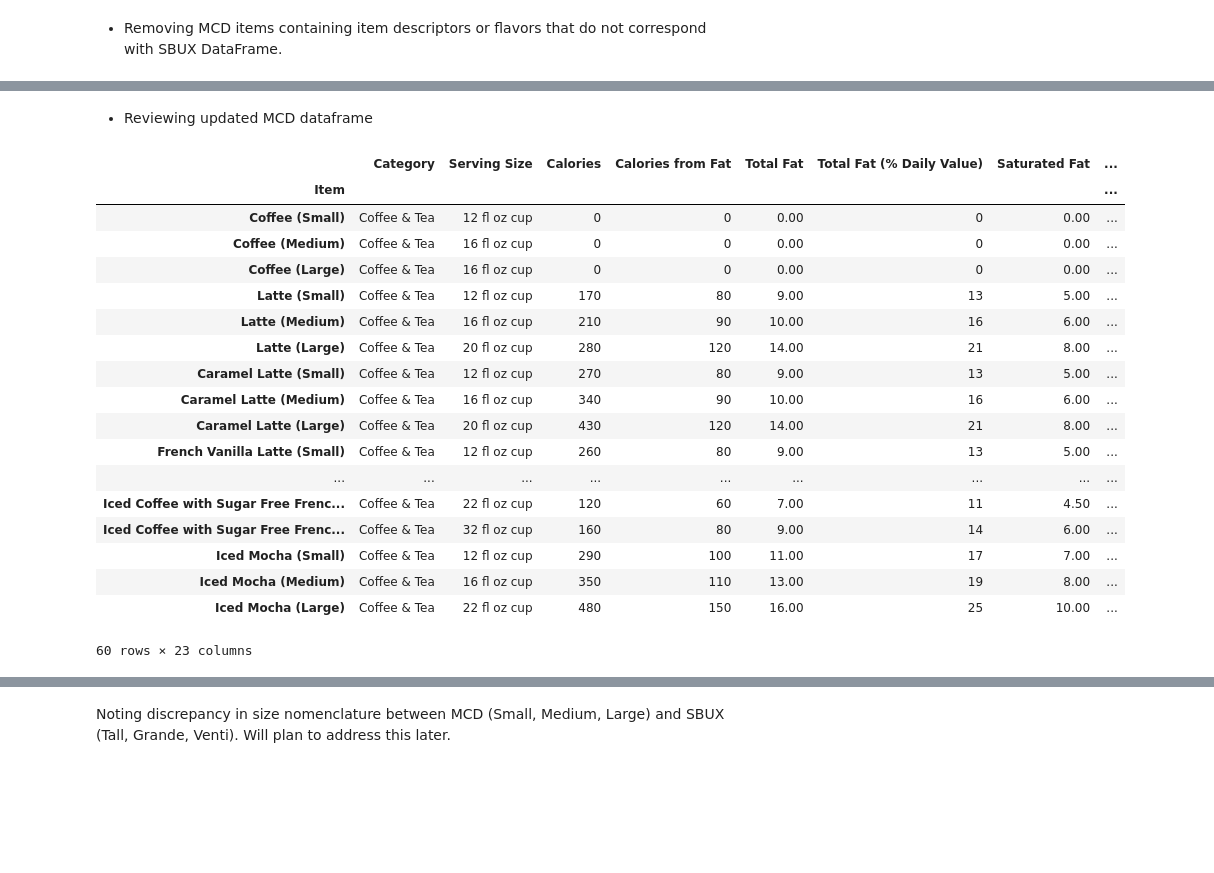
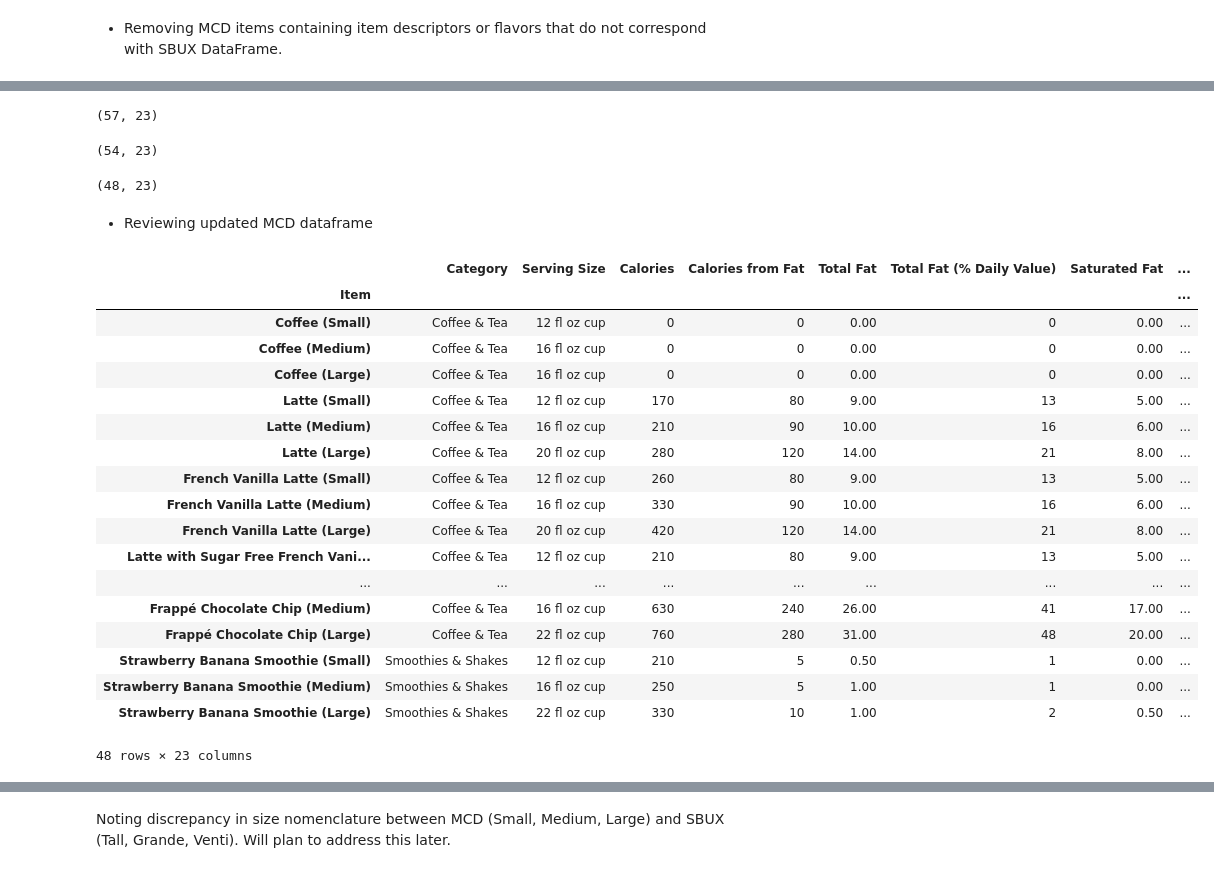
Before and after one commit to cmonjarr/AMB_Project_SP25, a Jupyter notebook: Nutrition Project/Nutrition_2025.ipynb, the cells around one changed output, grey strips where cells are left out. Cells and saved outputs as stored; diff of their text form; code cells hidden in the pictures; blank space fills up the shorter version.

```diff
--- a/Nutrition Project/Nutrition_2025.ipynb
+++ b/Nutrition Project/Nutrition_2025.ipynb
@@ -944,24 +927,42 @@ mcd
+# %%
+#removing caramel lattes
+mcd = mcd[~(mcd.index.str.contains("Caramel") & mcd.index.str.contains("Latte"))]
+mcd.shape
+# %% [output]
+(57, 23)
+# %%
+#removing iced caramel coffee
+mcd = mcd[~(mcd.index.str.contains("Caramel") & mcd.index.str.contains("Iced"))]
+mcd.shape
+# %% [output]
+(54, 23)
+# %%
+#removing iced French Vanilla coffee
+mcd = mcd[~(mcd.index.str.contains("Iced") & mcd.index.str.contains("French Vanilla"))]
+mcd.shape
+# %% [output]
+(48, 23)
 # %% [markdown]
 - Reviewing updated MCD dataframe
 # %%
-mcd.head(60)
+mcd.head(48)
 # %% [output]
 |  | Category | Serving Size | Calories | Calories from Fat | Total Fat | Total Fat (% Daily Value) | Saturated Fat | ... |
 | Item |  |  |  |  |  |  |  | ... |
 | Coffee (Small) | Coffee & Tea | 12 fl oz cup | 0 | 0 | 0.00 | 0 | 0.00 | ... |
 | Coffee (Medium) | Coffee & Tea | 16 fl oz cup | 0 | 0 | 0.00 | 0 | 0.00 | ... |
 | Coffee (Large) | Coffee & Tea | 16 fl oz cup | 0 | 0 | 0.00 | 0 | 0.00 | ... |
 | Latte (Small) | Coffee & Tea | 12 fl oz cup | 170 | 80 | 9.00 | 13 | 5.00 | ... |
 | Latte (Medium) | Coffee & Tea | 16 fl oz cup | 210 | 90 | 10.00 | 16 | 6.00 | ... |
 | Latte (Large) | Coffee & Tea | 20 fl oz cup | 280 | 120 | 14.00 | 21 | 8.00 | ... |
-| Caramel Latte (Small) | Coffee & Tea | 12 fl oz cup | 270 | 80 | 9.00 | 13 | 5.00 | ... |
-| Caramel Latte (Medium) | Coffee & Tea | 16 fl oz cup | 340 | 90 | 10.00 | 16 | 6.00 | ... |
-| Caramel Latte (Large) | Coffee & Tea | 20 fl oz cup | 430 | 120 | 14.00 | 21 | 8.00 | ... |
 | French Vanilla Latte (Small) | Coffee & Tea | 12 fl oz cup | 260 | 80 | 9.00 | 13 | 5.00 | ... |
+| French Vanilla Latte (Medium) | Coffee & Tea | 16 fl oz cup | 330 | 90 | 10.00 | 16 | 6.00 | ... |
+| French Vanilla Latte (Large) | Coffee & Tea | 20 fl oz cup | 420 | 120 | 14.00 | 21 | 8.00 | ... |
+| Latte with Sugar Free French Vani... | Coffee & Tea | 12 fl oz cup | 210 | 80 | 9.00 | 13 | 5.00 | ... |
 | ... | ... | ... | ... | ... | ... | ... | ... | ... |
-| Iced Coffee with Sugar Free Frenc... | Coffee & Tea | 22 fl oz cup | 120 | 60 | 7.00 | 11 | 4.50 | ... |
-| Iced Coffee with Sugar Free Frenc... | Coffee & Tea | 32 fl oz cup | 160 | 80 | 9.00 | 14 | 6.00 | ... |
-| Iced Mocha (Small) | Coffee & Tea | 12 fl oz cup | 290 | 100 | 11.00 | 17 | 7.00 | ... |
-| Iced Mocha (Medium) | Coffee & Tea | 16 fl oz cup | 350 | 110 | 13.00 | 19 | 8.00 | ... |
-| Iced Mocha (Large) | Coffee & Tea | 22 fl oz cup | 480 | 150 | 16.00 | 25 | 10.00 | ... |
+| Frappé Chocolate Chip (Medium) | Coffee & Tea | 16 fl oz cup | 630 | 240 | 26.00 | 41 | 17.00 | ... |
+| Frappé Chocolate Chip (Large) | Coffee & Tea | 22 fl oz cup | 760 | 280 | 31.00 | 48 | 20.00 | ... |
+| Strawberry Banana Smoothie (Small) | Smoothies & Shakes | 12 fl oz cup | 210 | 5 | 0.50 | 1 | 0.00 | ... |
+| Strawberry Banana Smoothie (Medium) | Smoothies & Shakes | 16 fl oz cup | 250 | 5 | 1.00 | 1 | 0.00 | ... |
+| Strawberry Banana Smoothie (Large) | Smoothies & Shakes | 22 fl oz cup | 330 | 10 | 1.00 | 2 | 0.50 | ... |
-60 rows × 23 columns
+48 rows × 23 columns
```
Also changed, not shown: parts of 26 cells of this notebook, 1 other file.
